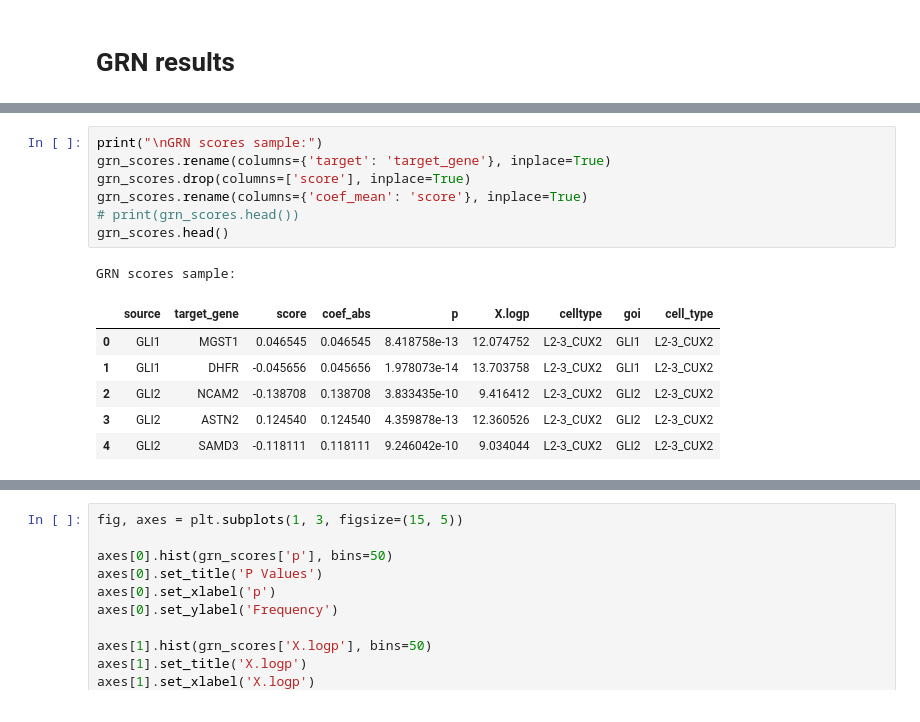
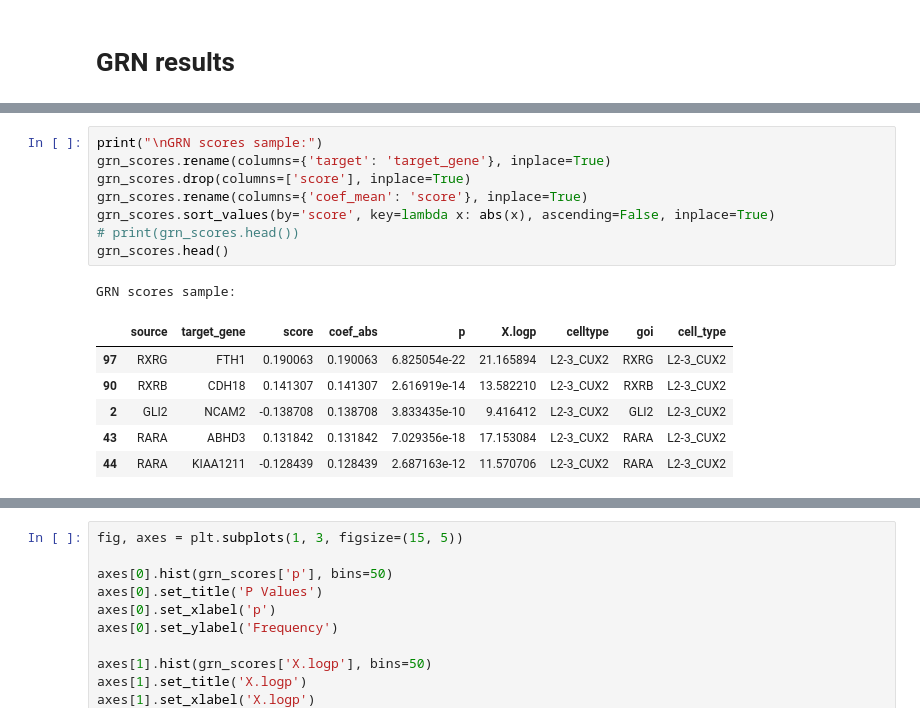
Before and after one commit to michal7kw/GeneScore, a Jupyter notebook: trimmed_GRN_derivation/10_examin_results.ipynb, the cells around one changed output, grey strips where cells are left out. Saved outputs shown, nothing was run; the diff lists cells and outputs as text.

```diff
--- a/trimmed_GRN_derivation/10_examin_results.ipynb
+++ b/trimmed_GRN_derivation/10_examin_results.ipynb
@@ -156,15 +174,16 @@ Unique cell types: 1
 # %%
 print("\nGRN scores sample:")
 grn_scores.rename(columns={'target': 'target_gene'}, inplace=True)
 grn_scores.drop(columns=['score'], inplace=True)
 grn_scores.rename(columns={'coef_mean': 'score'}, inplace=True)
+grn_scores.sort_values(by='score', key=lambda x: abs(x), ascending=False, inplace=True)
 # print(grn_scores.head())
 grn_scores.head()
 # %% [output]
 GRN scores sample:
 |  | source | target_gene | score | coef_abs | p | X.logp | celltype | goi | cell_type |
-| 0 | GLI1 | MGST1 | 0.046545 | 0.046545 | 8.418758e-13 | 12.074752 | L2-3_CUX2 | GLI1 | L2-3_CUX2 |
-| 1 | GLI1 | DHFR | -0.045656 | 0.045656 | 1.978073e-14 | 13.703758 | L2-3_CUX2 | GLI1 | L2-3_CUX2 |
+| 97 | RXRG | FTH1 | 0.190063 | 0.190063 | 6.825054e-22 | 21.165894 | L2-3_CUX2 | RXRG | L2-3_CUX2 |
+| 90 | RXRB | CDH18 | 0.141307 | 0.141307 | 2.616919e-14 | 13.582210 | L2-3_CUX2 | RXRB | L2-3_CUX2 |
 | 2 | GLI2 | NCAM2 | -0.138708 | 0.138708 | 3.833435e-10 | 9.416412 | L2-3_CUX2 | GLI2 | L2-3_CUX2 |
-| 3 | GLI2 | ASTN2 | 0.124540 | 0.124540 | 4.359878e-13 | 12.360526 | L2-3_CUX2 | GLI2 | L2-3_CUX2 |
-| 4 | GLI2 | SAMD3 | -0.118111 | 0.118111 | 9.246042e-10 | 9.034044 | L2-3_CUX2 | GLI2 | L2-3_CUX2 |
+| 43 | RARA | ABHD3 | 0.131842 | 0.131842 | 7.029356e-18 | 17.153084 | L2-3_CUX2 | RARA | L2-3_CUX2 |
+| 44 | RARA | KIAA1211 | -0.128439 | 0.128439 | 2.687163e-12 | 11.570706 | L2-3_CUX2 | RARA | L2-3_CUX2 |
```
Also changed, not shown: parts of 18 cells of this notebook, 11 other files.
